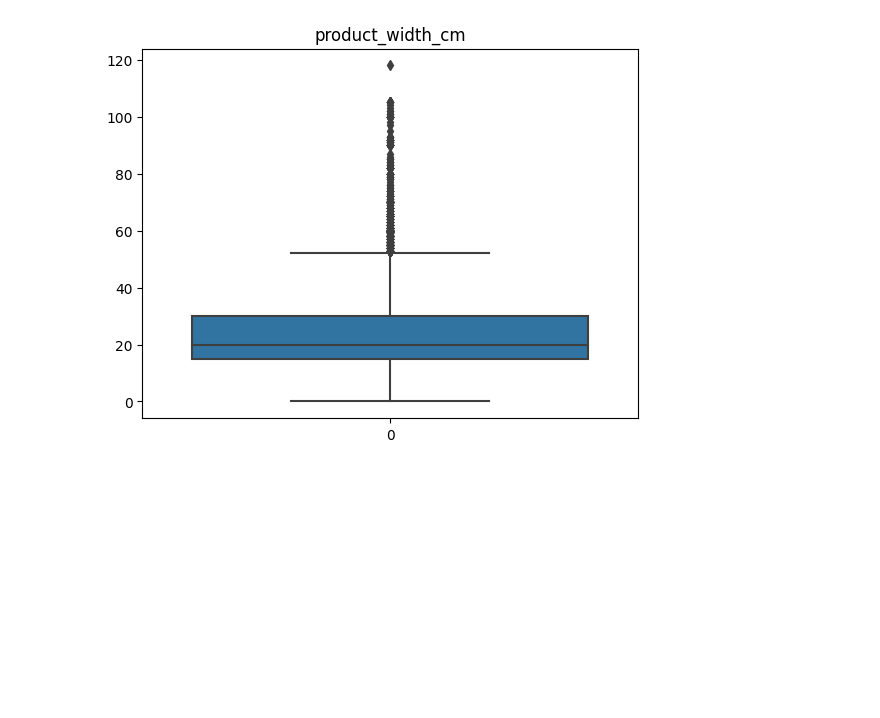
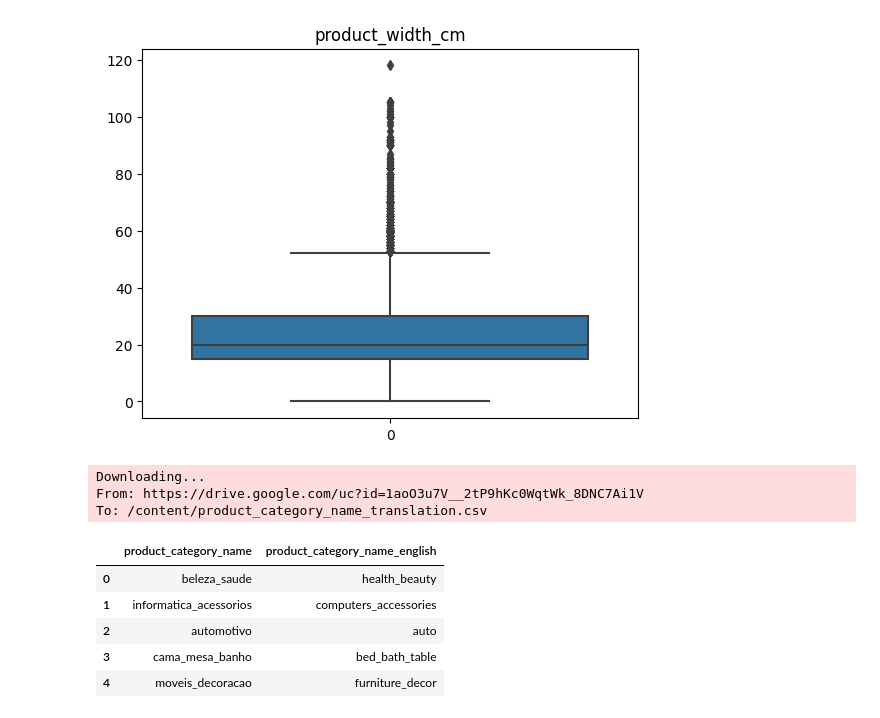
Before and after one commit to alitawe/TrabajoGrupalFinalHenry, a Jupyter notebook: Cuadernos/Copia de olist_products_dataset_limpieza.ipynb, the cells around one changed output. Cells and saved outputs as stored; diff of their text form; code cells hidden in the pictures; blank space fills up the shorter version.

```diff
--- a/Cuadernos/Copia de olist_products_dataset_limpieza.ipynb
+++ b/Cuadernos/Copia de olist_products_dataset_limpieza.ipynb
@@ -110,3 +110,23 @@ for e in columnas:
 [figure]
 [figure]
 [figure]
+# %%
+url = 'https://drive.google.com/uc?id=1aoO3u7V__2tP9hKc0WqtWk_8DNC7Ai1V'
+output = 'product_category_name_translation.csv'
+gdown.download(url, output, quiet=False)
+
+# Ahora lee el archivo CSV
+traduccion = pd.read_csv(output, sep=',')
+# %% [output]
+Downloading...
+From: https://drive.google.com/uc?id=1aoO3u7V__2tP9hKc0WqtWk_8DNC7Ai1V
+To: /content/product_category_name_translation.csv
+# %%
+traduccion.head()
+# %% [output]
+|  | product_category_name | product_category_name_english |
+| 0 | beleza_saude | health_beauty |
+| 1 | informatica_acessorios | computers_accessories |
+| 2 | automotivo | auto |
+| 3 | cama_mesa_banho | bed_bath_table |
+| 4 | moveis_decoracao | furniture_decor |
```
Also changed, not shown: parts of 5 cells of this notebook, 5 other files.
